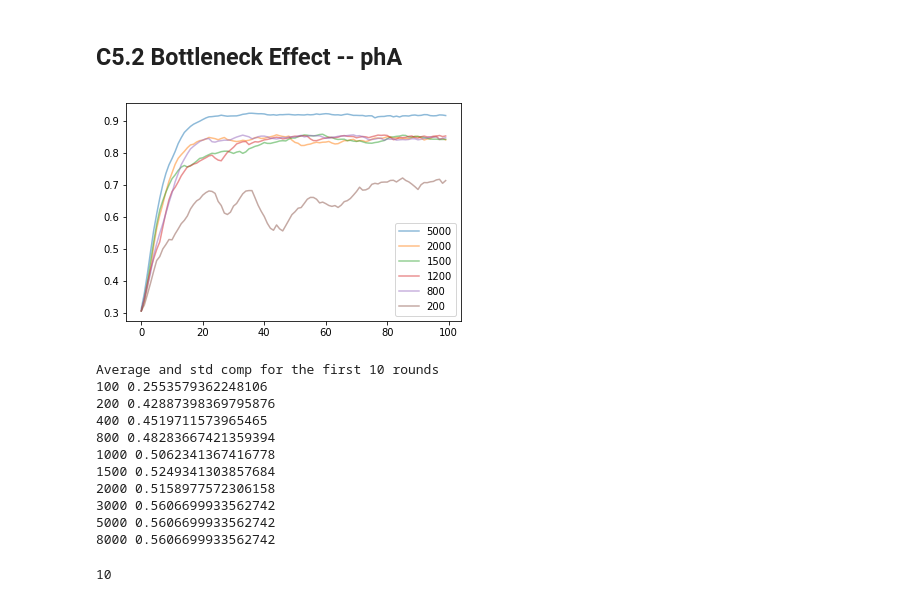
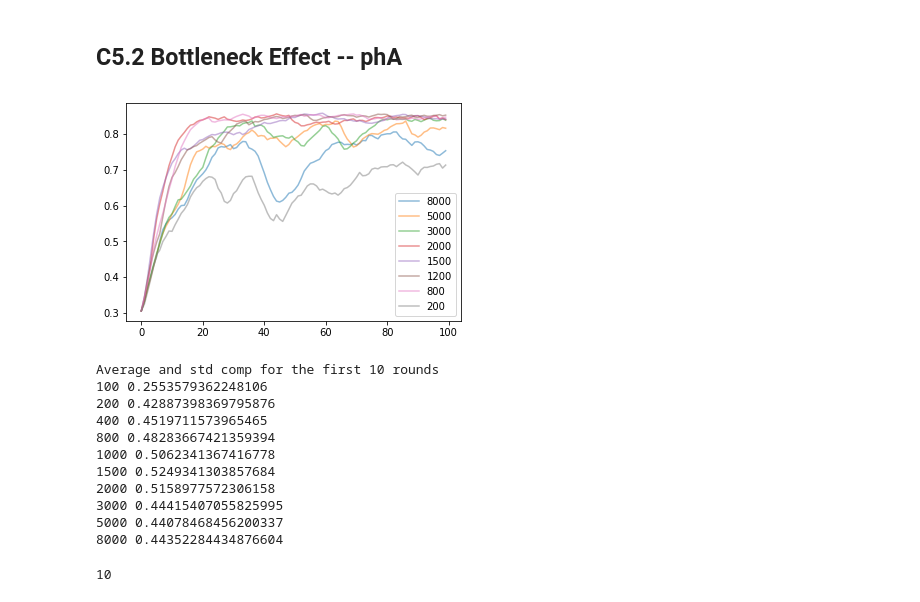
Before and after one commit to Joshua-Edinburgh/numeral_thesis, a Jupyter notebook: show_figures02.ipynb, the cells around one changed output. Saved outputs shown, nothing was run; the diff lists cells and outputs as text; code cells hidden in the pictures.

```diff
--- a/show_figures02.ipynb
+++ b/show_figures02.ipynb
@@ -59,7 +59,9 @@ def cmp_avg_std(CMP_phA):
     standa_cmp = smooth_rwd(matrix_cmp.std(1), 2*SMOOTH_RATIO)
     return averag_cmp, standa_cmp
 # %%
+CMP_phA8000 = cmp_avg_std(np.load(path+Path_phA8000+CMP))
 CMP_phA5000 = cmp_avg_std(np.load(path+Path_phA5000+CMP))
+CMP_phA3000 = cmp_avg_std(np.load(path+Path_phA3000+CMP))
 CMP_phA2000 = cmp_avg_std(np.load(path+Path_phA2000+CMP))
 CMP_phA1500 = cmp_avg_std(np.load(path+Path_phA1500+CMP))
 CMP_phA1000 = cmp_avg_std(np.load(path+Path_phA1000+CMP))
@@ -71,23 +73,27 @@ CMP_phA200  = cmp_avg_std(np.load(path+Path_phA200+CMP))
 CMP_phA100  = cmp_avg_std(np.load(path+Path_phA100+CMP))
 #CMP_phA50   = cmp_avg_std(np.load(path+Path_phA50+CMP))
 # %%
+plt.plot(CMP_phA8000[0],label='8000',alpha=0.5)
 plt.plot(CMP_phA5000[0],label='5000',alpha=0.5)
+plt.plot(CMP_phA3000[0],label='3000',alpha=0.5)
 plt.plot(CMP_phA2000[0],label='2000',alpha=0.5)
 plt.plot(CMP_phA1500[0],label='1500',alpha=0.5)
 plt.plot(CMP_phA1200[0],label='1200',alpha=0.5)
 plt.plot(CMP_phA800[0],label='800',alpha=0.5)
 #plt.plot(CMP_phA600[0],label='600',alpha=0.5)
 plt.plot(CMP_phA200[0],label='200',alpha=0.5)
 #plt.plot(CMP_phA50[0],label='50',alpha=0.5)
 plt.legend()
 plt.show()
 # %% [output]
-[figure, old version]
+[figure, new version]
 # %%
 CONV_SPD = [0, 10]
 #CONV_PER = [85, 95]
 
+avg_8000 = CMP_phA8000[0][CONV_SPD[0]:CONV_SPD[1]].mean()
 avg_5000 = CMP_phA5000[0][CONV_SPD[0]:CONV_SPD[1]].mean()
+avg_3000 = CMP_phA3000[0][CONV_SPD[0]:CONV_SPD[1]].mean()
 avg_2000 = CMP_phA2000[0][CONV_SPD[0]:CONV_SPD[1]].mean()
 avg_1500 = CMP_phA1500[0][CONV_SPD[0]:CONV_SPD[1]].mean()
 avg_1200 = CMP_phA1200[0][CONV_SPD[0]:CONV_SPD[1]].mean()
@@ -99,7 +105,9 @@ avg_200  = CMP_phA200[0][CONV_SPD[0]:CONV_SPD[1]].mean()
 avg_100  = CMP_phA100[0][CONV_SPD[0]:CONV_SPD[1]].mean()
 #avg_50   = CMP_phA50[0][CONV_SPD[0]:CONV_SPD[1]].mean()
 
+std_8000 = CMP_phA8000[0][CONV_SPD[0]:CONV_SPD[1]].std()
 std_5000 = CMP_phA5000[0][CONV_SPD[0]:CONV_SPD[1]].std()
+std_3000 = CMP_phA3000[0][CONV_SPD[0]:CONV_SPD[1]].std()
 std_2000 = CMP_phA2000[0][CONV_SPD[0]:CONV_SPD[1]].std()
 std_1500 = CMP_phA1500[0][CONV_SPD[0]:CONV_SPD[1]].std()
 std_1200 = CMP_phA1200[0][CONV_SPD[0]:CONV_SPD[1]].std()
@@ -111,8 +119,8 @@ std_200  = CMP_phA200[0][CONV_SPD[0]:CONV_SPD[1]].std()
 std_100  = CMP_phA100[0][CONV_SPD[0]:CONV_SPD[1]].std()
 #std_50   = CMP_phA50[0][CONV_SPD[0]:CONV_SPD[1]].std()
 
-y_plt_avg = np.asarray([avg_100, avg_200, avg_400, avg_800, avg_1000, avg_1500, avg_2000, avg_5000, avg_5000, avg_5000])
-y_plt_std = np.asarray([std_100, std_200, std_400, std_800, std_1000, std_1500, std_2000, std_5000, std_5000, std_5000])
+y_plt_avg = np.asarray([avg_100, avg_200, avg_400, avg_800, avg_1000, avg_1500, avg_2000, avg_3000, avg_5000, avg_8000])
+y_plt_std = np.asarray([std_100, std_200, std_400, std_800, std_1000, std_1500, std_2000, std_3000, std_5000, std_8000])
 print('Average and std comp for the first 10 rounds')
 
 for i in range(len(NS_LIST)):
@@ -126,9 +134,9 @@ Average and std comp for the first 10 rounds
 1000 0.5062341367416778
 1500 0.5249341303857684
 2000 0.5158977572306158
-3000 0.5606699933562742
-5000 0.5606699933562742
-8000 0.5606699933562742
+3000 0.44415407055825995
+5000 0.44078468456200337
+8000 0.44352284434876604
 # %%
 len(NS_LIST)
 # %% [output]
```
Also changed, not shown: parts of 4 cells of this notebook, 1 other file.
